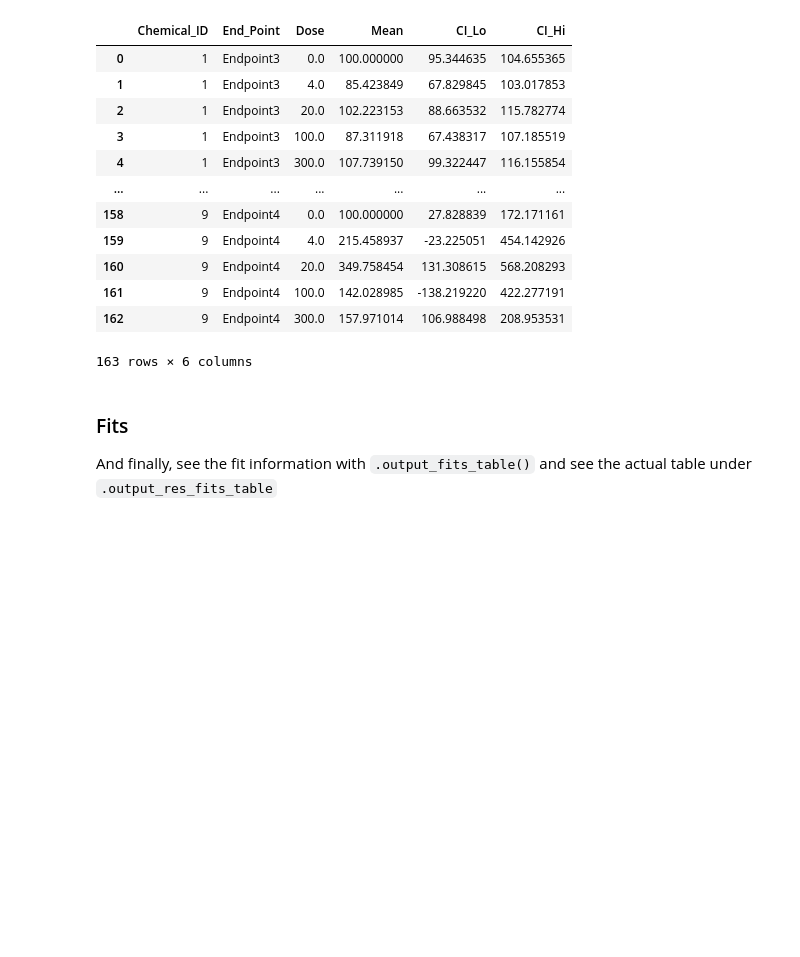
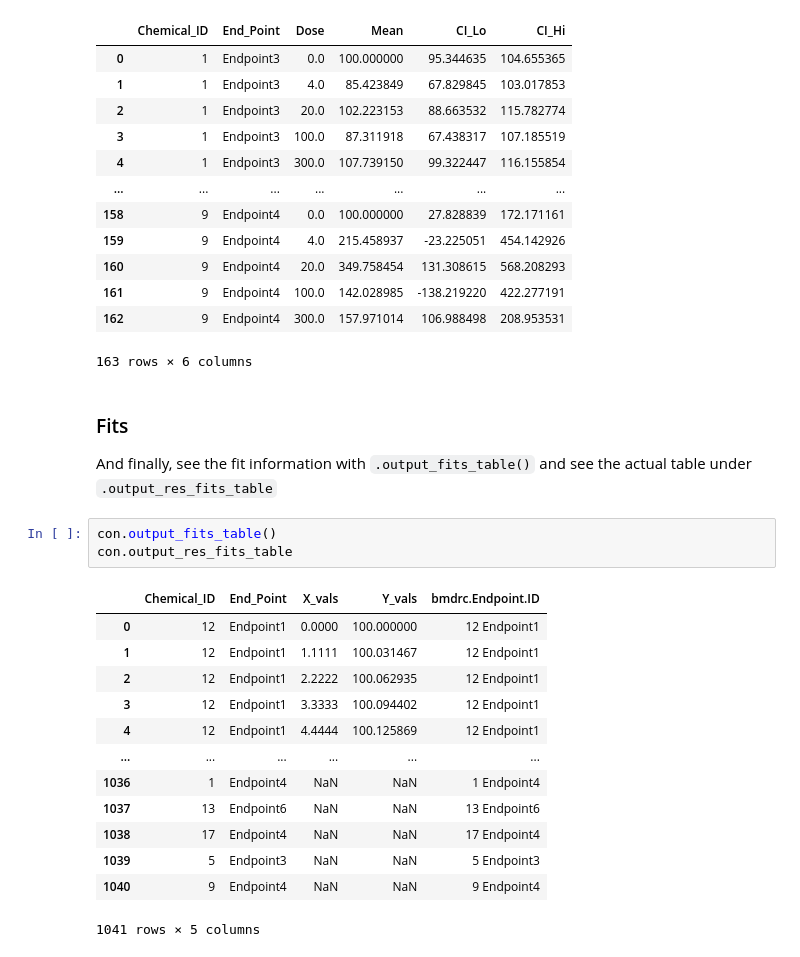
Before and after one commit to PNNL-CompBio/bmdrc, a Jupyter notebook: vignettes/Continuous Class Example.ipynb, the cells around one changed output. Drawn from its saved outputs; the diff is of its cells as text; blank space fills up the shorter version.

Commit message:
Saving vignettes and output folders

```diff
--- a/vignettes/Continuous Class Example.ipynb
+++ b/vignettes/Continuous Class Example.ipynb
@@ -223,3 +223,20 @@ con.output_res_dose_table
 ### Fits
 
 And finally, see the fit information with `.output_fits_table()` and see the actual table under `.output_res_fits_table`
+# %%
+con.output_fits_table()
+con.output_res_fits_table
+# %% [output]
+|  | Chemical_ID | End_Point | X_vals | Y_vals | bmdrc.Endpoint.ID |
+| 0 | 12 | Endpoint1 | 0.0000 | 100.000000 | 12 Endpoint1 |
+| 1 | 12 | Endpoint1 | 1.1111 | 100.031467 | 12 Endpoint1 |
+| 2 | 12 | Endpoint1 | 2.2222 | 100.062935 | 12 Endpoint1 |
+| 3 | 12 | Endpoint1 | 3.3333 | 100.094402 | 12 Endpoint1 |
+| 4 | 12 | Endpoint1 | 4.4444 | 100.125869 | 12 Endpoint1 |
+| ... | ... | ... | ... | ... | ... |
+| 1036 | 1 | Endpoint4 | NaN | NaN | 1 Endpoint4 |
+| 1037 | 13 | Endpoint6 | NaN | NaN | 13 Endpoint6 |
+| 1038 | 17 | Endpoint4 | NaN | NaN | 17 Endpoint4 |
+| 1039 | 5 | Endpoint3 | NaN | NaN | 5 Endpoint3 |
+| 1040 | 9 | Endpoint4 | NaN | NaN | 9 Endpoint4 |
+1041 rows × 5 columns
```
Also changed, not shown: 2 other files.
